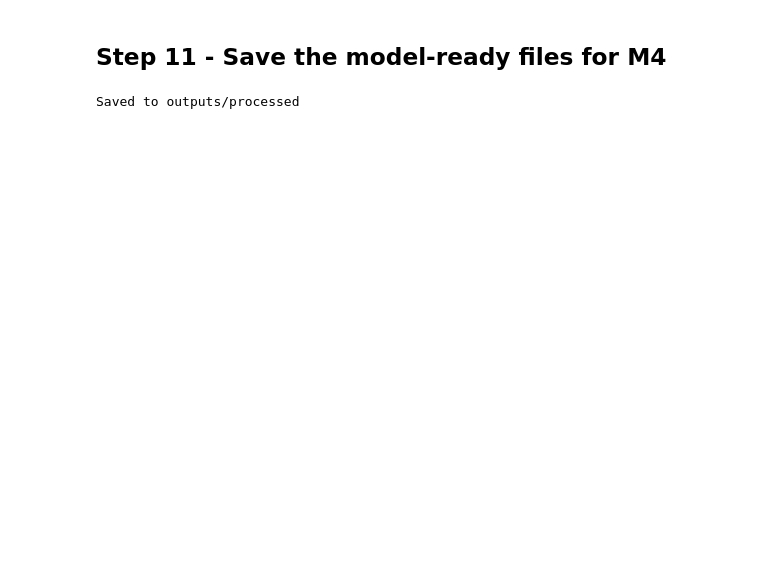
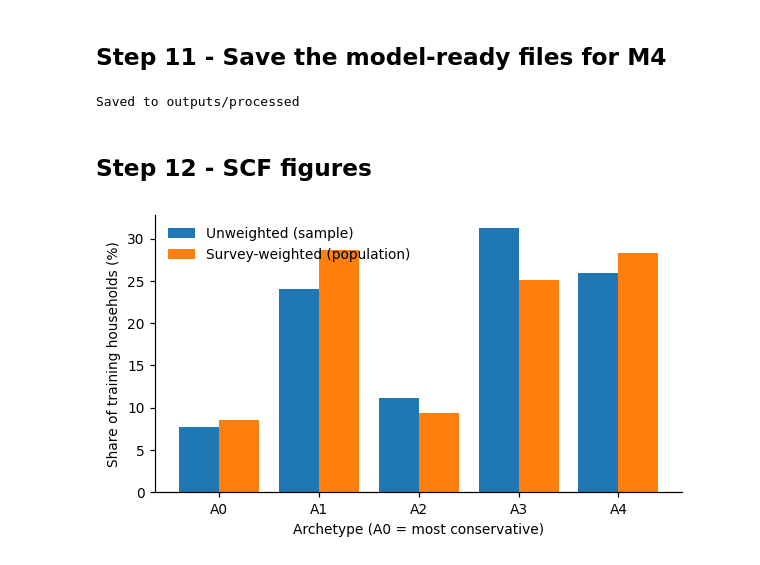
Before and after one commit to Ivory-Uche/Portfolio-Pilot, a Jupyter notebook: Portfolio_pilot_M3.ipynb, the cells around one changed output. Saved outputs shown, nothing was run; the diff lists cells and outputs as text; code cells hidden in the pictures; blank space fills up the shorter version.

Commit message:
SCF figures

```diff
--- a/Portfolio_pilot_M3.ipynb
+++ b/Portfolio_pilot_M3.ipynb
@@ -456,3 +458,22 @@ for name, d in feats.items():
 print("Saved to", DATA_DIR)
 # %% [output]
 Saved to outputs/processed
+# %% [markdown]
+## Step 12 - SCF figures
+# %%
+tr = feats["train"]
+arche = sorted(tr["archetype"].unique())
+
+# Figure 1: target balance
+g = tr.groupby("archetype")
+x = np.arange(len(arche))
+fig, ax = plt.subplots(figsize=(5.5, 3.2))
+ax.bar(x - 0.2, g.size() / len(tr) * 100, 0.4, label="Unweighted (sample)")
+ax.bar(x + 0.2, g["weight"].sum() / tr["weight"].sum() * 100, 0.4, label="Survey-weighted (population)")
+ax.set_xticks(x, [f"A{a}" for a in arche])
+ax.set_xlabel("Archetype (A0 = most conservative)")
+ax.set_ylabel("Share of training households (%)")
+ax.legend(frameon=False)
+save_fig(fig, "fig01_target_balance")
+# %% [output]
+[figure, added]
```
Also changed, not shown: parts of 5 cells of this notebook.
